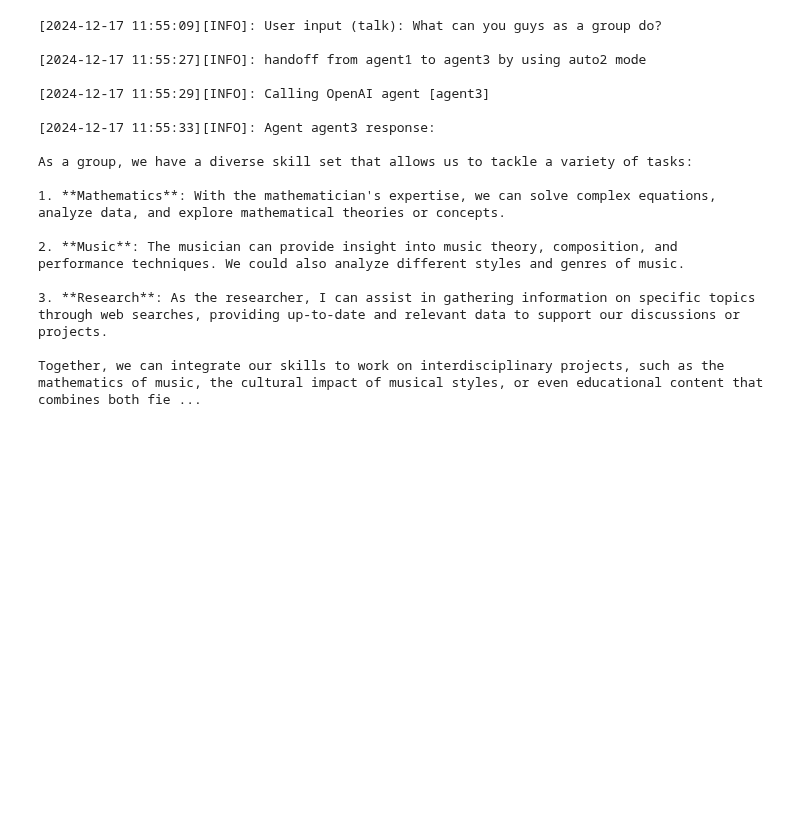
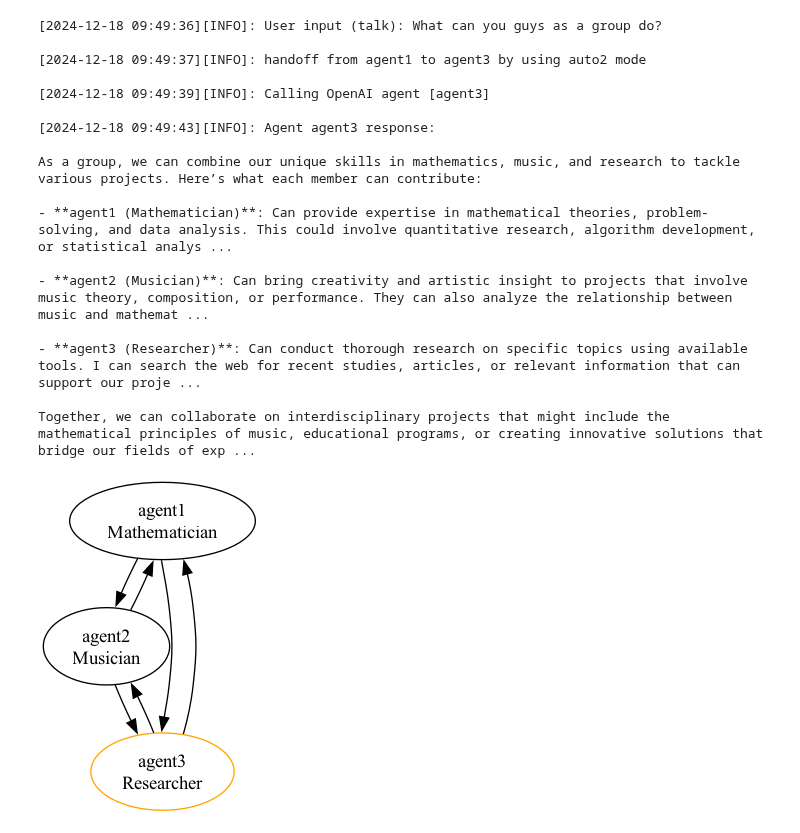
Before and after one commit to ZJCODE/Multi-Agent-Framework, a Jupyter notebook: examples/002 chat.ipynb, the cells around one changed output. Cells and saved outputs as stored; diff of their text form; code cells hidden in the pictures; blank space fills up the shorter version.

```diff
--- a/examples/002 chat.ipynb
+++ b/examples/002 chat.ipynb
@@ -52,23 +50,25 @@ Image(g.draw_relations())
 [figure]
 # %%
 _ = g.chat("What can you guys as a group do?")
+Image(g.draw_relations())
 # %% [output]
-[2024-12-17 11:55:09][INFO]: User input (talk): What can you guys as a group do?
+[2024-12-18 09:49:36][INFO]: User input (talk): What can you guys as a group do?
 
-[2024-12-17 11:55:27][INFO]: handoff from agent1 to agent3 by using auto2 mode
+[2024-12-18 09:49:37][INFO]: handoff from agent1 to agent3 by using auto2 mode
 
-[2024-12-17 11:55:29][INFO]: Calling OpenAI agent [agent3]
+[2024-12-18 09:49:39][INFO]: Calling OpenAI agent [agent3]
 
-[2024-12-17 11:55:33][INFO]: Agent agent3 response:
+[2024-12-18 09:49:43][INFO]: Agent agent3 response:
 
-As a group, we have a diverse skill set that allows us to tackle a variety of tasks:
+As a group, we can combine our unique skills in mathematics, music, and research to tackle various projects. Here’s what each member can contribute:
 
-1. **Mathematics**: With the mathematician's expertise, we can solve complex equations, analyze data, and explore mathematical theories or concepts.
+- **agent1 (Mathematician)**: Can provide expertise in mathematical theories, problem-solving, and data analysis. This could involve quantitative research, algorithm development, or statistical analys ...
 
-2. **Music**: The musician can provide insight into music theory, composition, and performance techniques. We could also analyze different styles and genres of music.
+- **agent2 (Musician)**: Can bring creativity and artistic insight to projects that involve music theory, composition, or performance. They can also analyze the relationship between music and mathemat ...
 
-3. **Research**: As the researcher, I can assist in gathering information on specific topics through web searches, providing up-to-date and relevant data to support our discussions or projects.
+- **agent3 (Researcher)**: Can conduct thorough research on specific topics using available tools. I can search the web for recent studies, articles, or relevant information that can support our proje ...
 
-Together, we can integrate our skills to work on interdisciplinary projects, such as the mathematics of music, the cultural impact of musical styles, or even educational content that combines both fie ...
+Together, we can collaborate on interdisciplinary projects that might include the mathematical principles of music, educational programs, or creating innovative solutions that bridge our fields of exp ...
+[figure, added]
 # %%
 _ = g.chat("Can you explain the concept of complex numbers?")
```
Also changed, not shown: parts of 4 cells of this notebook, 1 other file.
